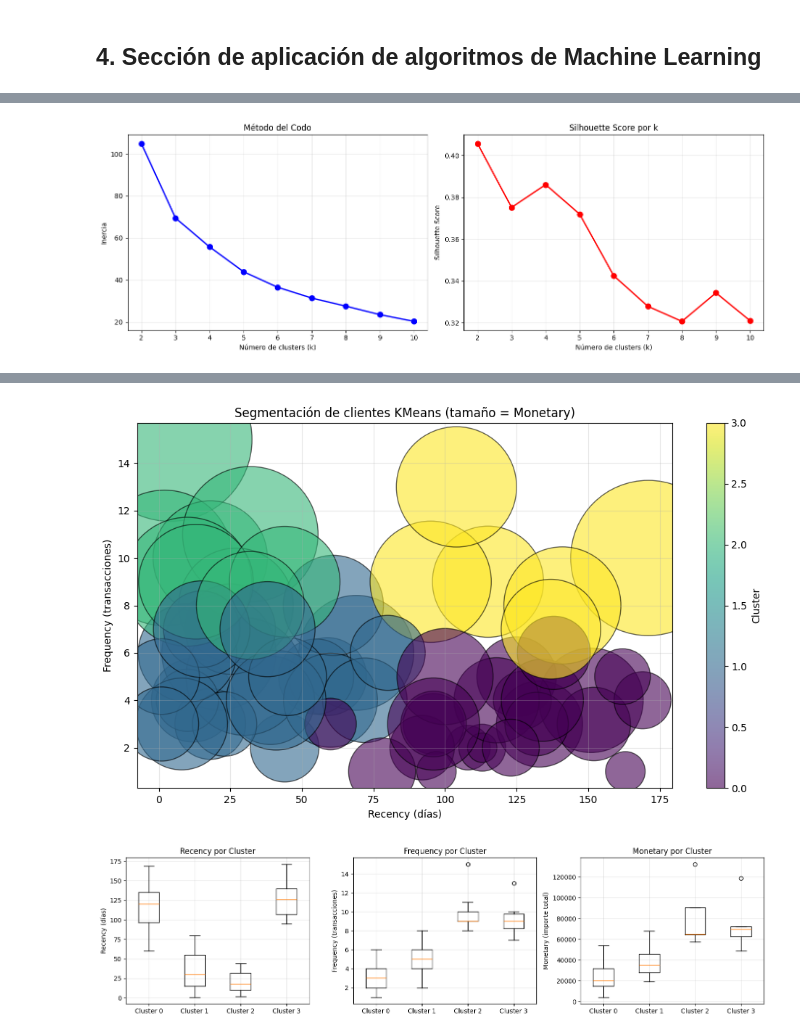
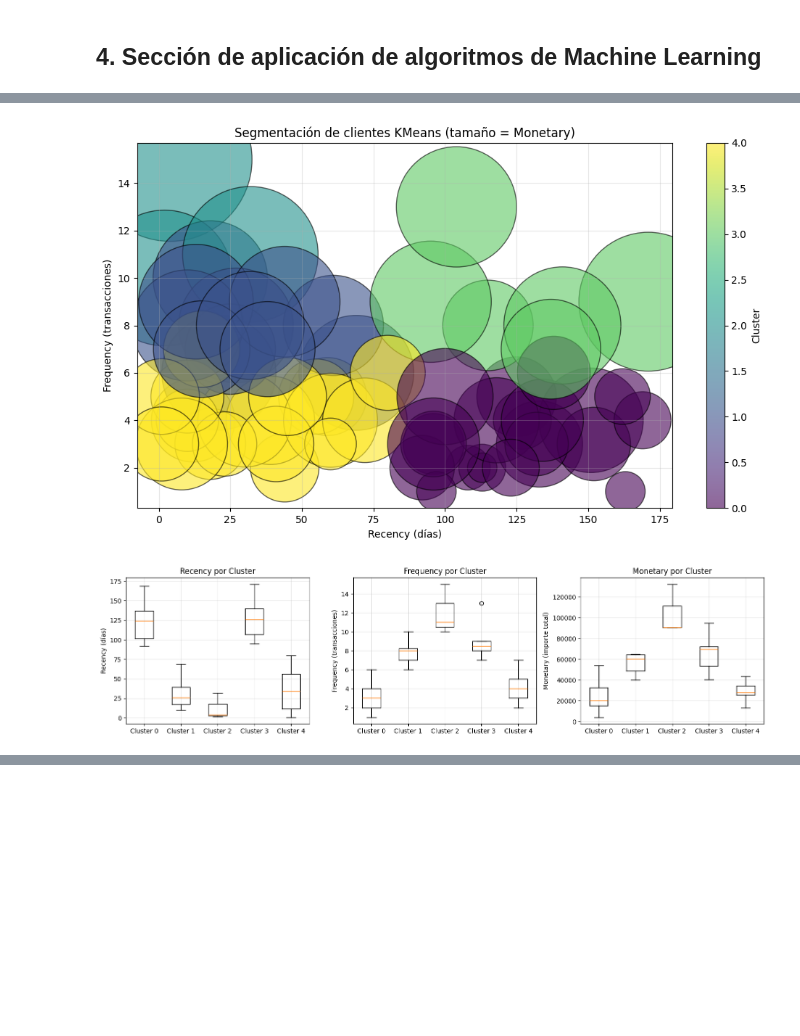
Before and after one commit to jperez-xcvi/guayerd_ia, a Jupyter notebook: aurelion.ipynb, the cells around one changed output, grey strips where cells are left out. Saved outputs shown, nothing was run; the diff lists cells and outputs as text; code cells hidden in the pictures; blank space fills up the shorter version.

Commit message:
reacomodación de pipeline de algoritmo de clustering-seccionado en bloques de jupyter

```diff
--- a/aurelion.ipynb
+++ b/aurelion.ipynb
@@ -454,75 +553,8 @@ plt.show()
 # %%
-# 4. Sección de aplicación de algoritmos de Machine Learning
 
-### 4.1 Segmentación de clientes con KMeans (RFM)
-
-# Importar librerías necesarias
-import numpy as np
-from sklearn.preprocessing import StandardScaler
-from sklearn.cluster import KMeans
-from sklearn.metrics import silhouette_score, davies_bouldin_score
-
-# Calcular RFM por cliente
-# Referencia de fecha: última fecha de venta en dataset
-reference_date = df_aurelion['fecha_venta'].max() + pd.Timedelta(days=1)
-
-# Crear tabla RFM
-rfm = df_aurelion.groupby('nombre_cliente').agg({
-    'fecha_venta': lambda x: (reference_date - x.max()).days,  # Recency (días desde última compra)
-    'nombre_cliente': 'count',  # Frequency (número de transacciones)
-    'importe': 'sum'  # Monetary (suma de importes)
-}).rename(columns={
-    'fecha_venta': 'recency',
-    'nombre_cliente': 'frequency',
-    'importe': 'monetary'
-}).reset_index()
-
-print("=== Tabla RFM ===")
-print(rfm.head(10))
-print(f"\nDimensiones RFM: {rfm.shape}")
-print("\nEstadísticas RFM:")
-print(rfm.describe())
-
-# Preparar datos para KMeans (normalización)
-scaler = StandardScaler()
-rfm_scaled = scaler.fit_transform(rfm[['recency', 'frequency', 'monetary']])
-
-print("\n=== Datos normalizados (primeras 5 filas) ===")
-print(rfm_scaled[:5])
-
-# Determinar número óptimo de clusters (método del codo)
-inertias = []
-silhouette_scores = []
-k_range = range(2, 11)
-
-for k in k_range:
-    kmeans_temp = KMeans(n_clusters=k, random_state=42, n_init=10)
-    kmeans_temp.fit(rfm_scaled)
-    inertias.append(kmeans_temp.inertia_)
-    silhouette_scores.append(silhouette_score(rfm_scaled, kmeans_temp.labels_))
-
-# Visualizar método del codo
-fig, axes = plt.subplots(1, 2, figsize=(14, 5))
-
-# Gráfico de inercia
-axes[0].plot(k_range, inertias, 'bo-', linewidth=2, markersize=8)
-axes[0].set_xlabel('Número de clusters (k)')
-axes[0].set_ylabel('Inercia')
-axes[0].set_title('Método del Codo')
-axes[0].grid(True, alpha=0.3)
-
-# Gráfico de silhouette
-axes[1].plot(k_range, silhouette_scores, 'ro-', linewidth=2, markersize=8)
-axes[1].set_xlabel('Número de clusters (k)')
-axes[1].set_ylabel('Silhouette Score')
-axes[1].set_title('Silhouette Score por k')
-axes[1].grid(True, alpha=0.3)
-
-plt.tight_layout()
-plt.show()
 
 # Aplicar KMeans con k=3 (puedes ajustar según gráficos)
-k_optimal = 4 #ajuste a 4 basado en los gráficos
+k_optimal = 5
 kmeans = KMeans(n_clusters=k_optimal, random_state=42, n_init=10)
 rfm['cluster'] = kmeans.fit_predict(rfm_scaled)
 
@@ -555,19 +587,19 @@ plt.show()
 fig, axes = plt.subplots(1, 3, figsize=(15, 4))
 
 axes[0].boxplot([rfm[rfm['cluster']==i]['recency'].values for i in range(k_optimal)],
-               labels=[f'Cluster {i}' for i in range(k_optimal)])
+               tick_labels=[f'Cluster {i}' for i in range(k_optimal)])
 axes[0].set_ylabel('Recency (días)')
 axes[0].set_title('Recency por Cluster')
 axes[0].grid(True, alpha=0.3)
 
 axes[1].boxplot([rfm[rfm['cluster']==i]['frequency'].values for i in range(k_optimal)],
-               labels=[f'Cluster {i}' for i in range(k_optimal)])
+               tick_labels=[f'Cluster {i}' for i in range(k_optimal)])
 axes[1].set_ylabel('Frequency (transacciones)')
 axes[1].set_title('Frequency por Cluster')
 axes[1].grid(True, alpha=0.3)
 
 axes[2].boxplot([rfm[rfm['cluster']==i]['monetary'].values for i in range(k_optimal)],
-               labels=[f'Cluster {i}' for i in range(k_optimal)])
+               tick_labels=[f'Cluster {i}' for i in range(k_optimal)])
 axes[2].set_ylabel('Monetary (importe total)')
 axes[2].set_title('Monetary por Cluster')
 axes[2].grid(True, alpha=0.3)
@@ -604 +636,2 @@ for i in range(k_optimal):
-[figure, old version]
+[figure, new version]
+[figure, new version]
@@ -622,2 +654,0 @@ Name: count, dtype: int64
-[figure, old version]
-[figure, removed]
```
Also changed, not shown: parts of 9 cells of this notebook.
